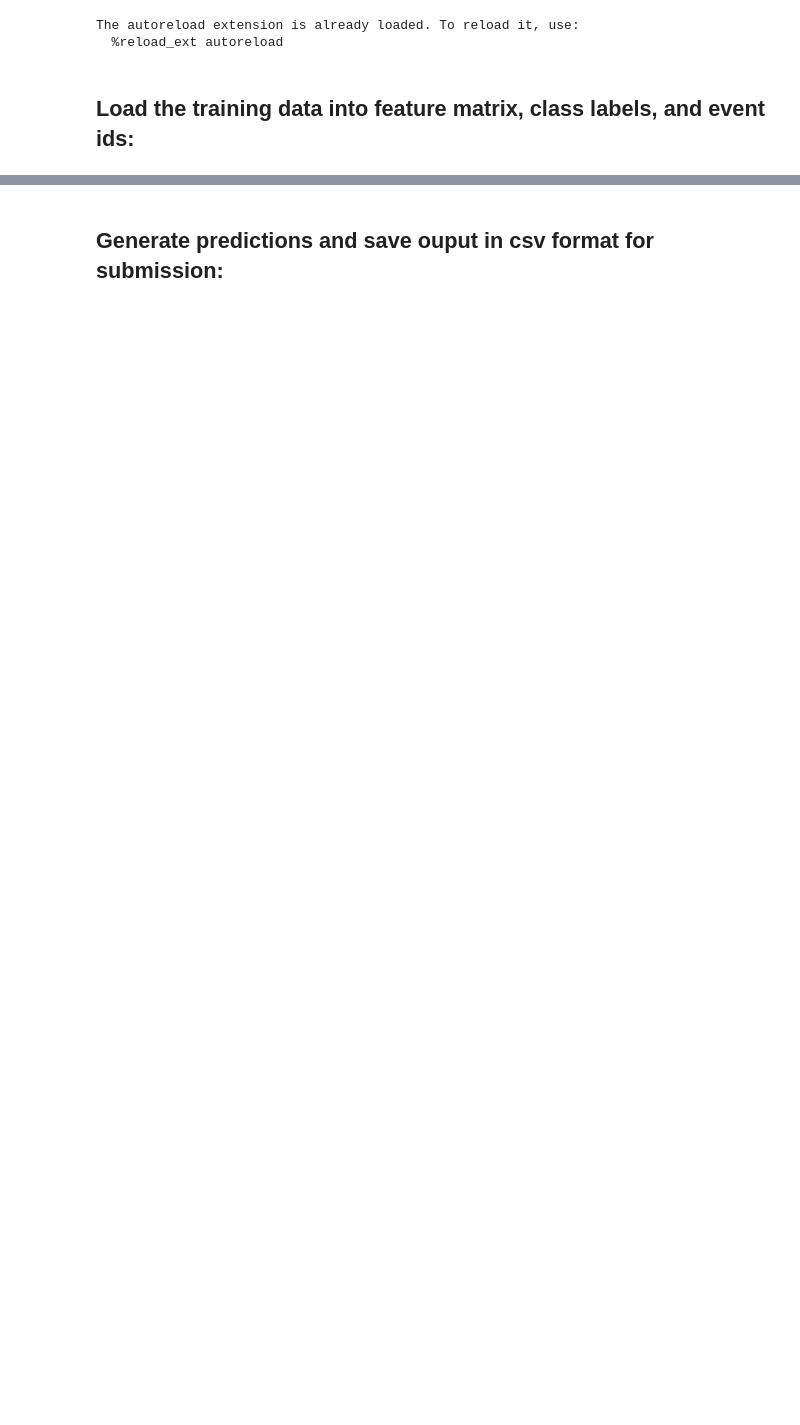
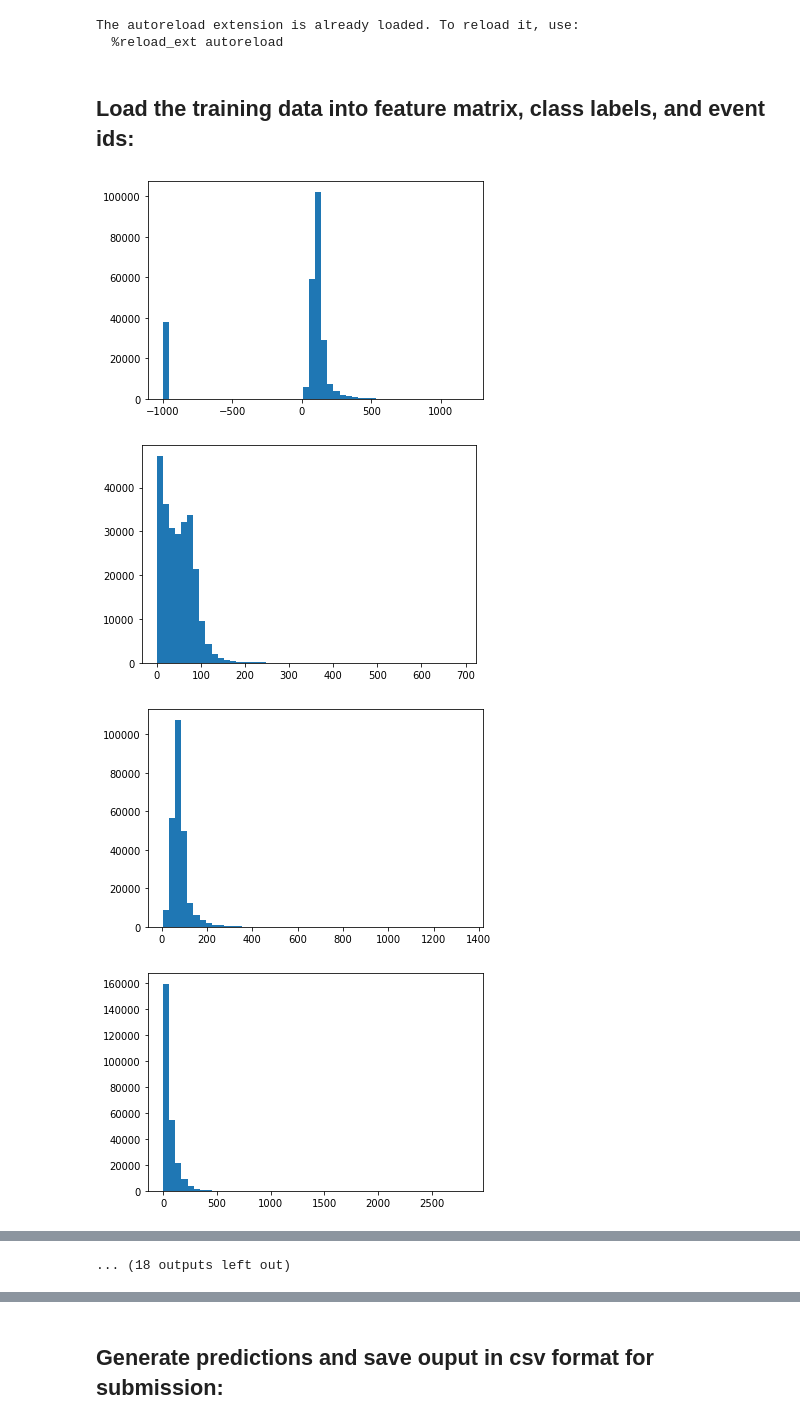
Before and after one commit to Jiaanzhu/CS-433-Machine-Learning-Project1-Higgs-Detection, a Jupyter notebook: Project_1 main code.ipynb, the cells around one changed output, grey strips where cells are left out. Saved outputs shown, nothing was run; the diff lists cells and outputs as text; code cells hidden in the pictures; blank space fills up the shorter version.

```diff
--- a/Project_1 main code.ipynb
+++ b/Project_1 main code.ipynb
@@ -20,11 +20,13 @@ from implementations import *
 DATA_TRAIN_PATH = '/Users/jiaanzhu/Desktop/MLProject1/train.csv' # TODO: download train data and supply path here
 y, tX, ids = load_csv_data(DATA_TRAIN_PATH)
 # %%
-'''
-#LOOK AT DATA
+# Look at distribution of Train data
 for i in range(tX.shape[1]):
     plt.figure()
-    plt.plot(tX[:,i])
+    plt.hist(tX[:,i], bins = 50)
     plt.show()
-'''
-tx = tX.copy() # Make a copy of original data
+# %% [output]
+[figure, added]
+[figure, added]
+[figure, added]
+[figure, added]
@@ -30,0 +41 @@ tx = tX.copy() # Make a copy of original data
+... (18 outputs left out)
```
Also changed, not shown: parts of 24 cells of this notebook.
